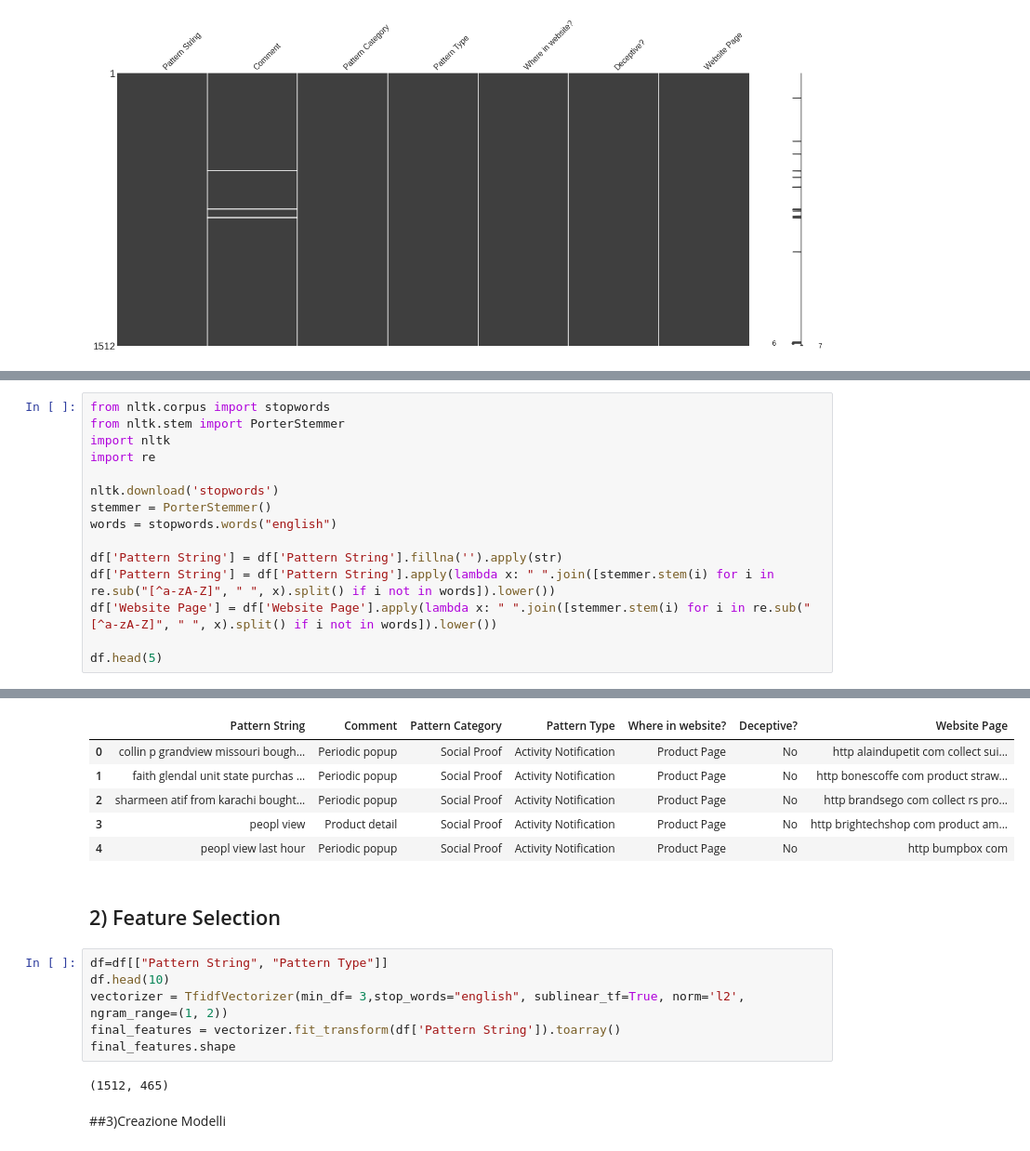
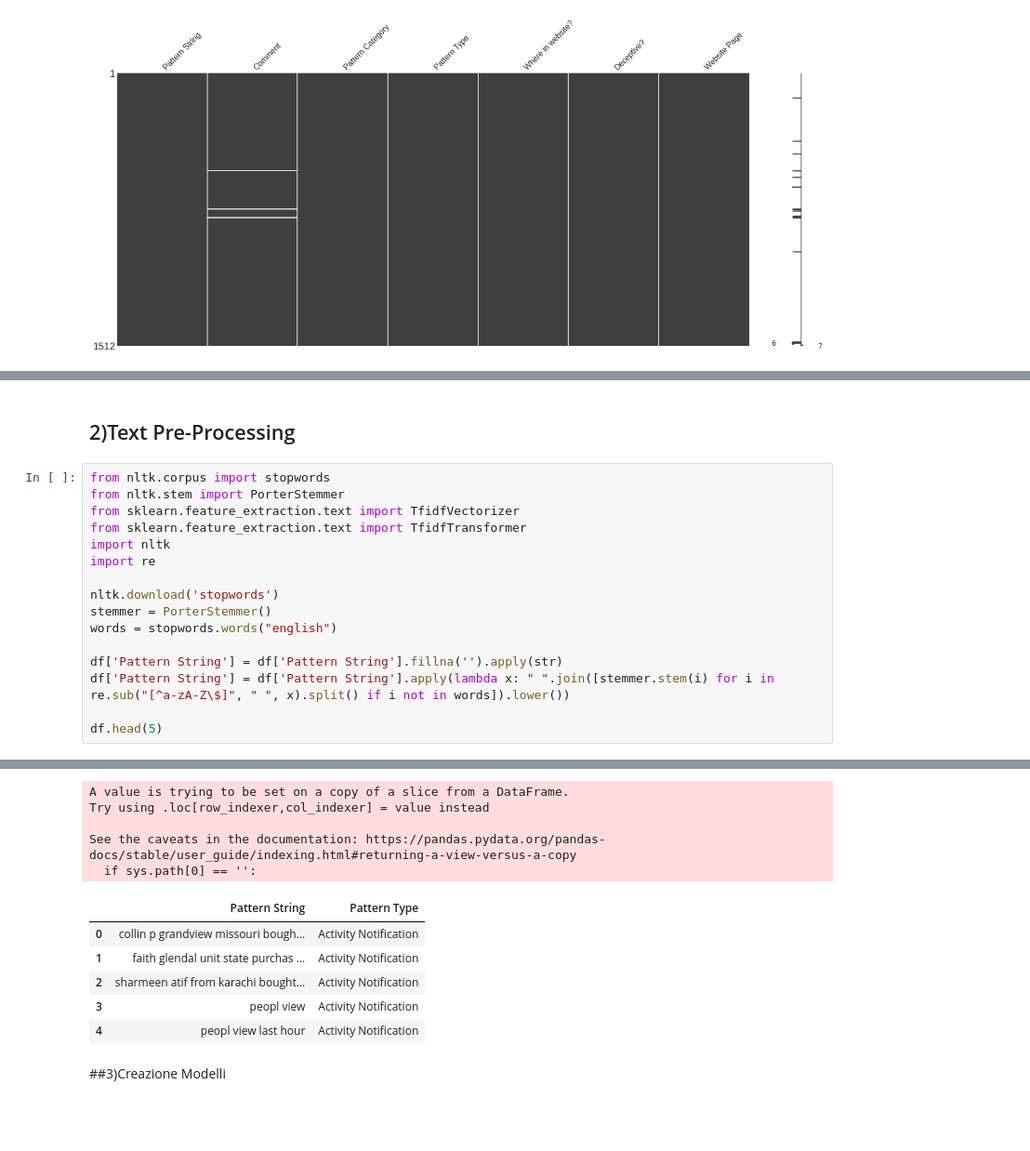
Before and after one commit to Everysimo/DarkPattern_Thesis, a Jupyter notebook: DarkPattern_Classifier.ipynb, the cells around one changed output, grey strips where cells are left out. Shown: that part at 93% size. Saved outputs shown, nothing was run; the diff lists cells and outputs as text; blank space fills up the shorter version.

```diff
--- a/DarkPattern_Classifier.ipynb
+++ b/DarkPattern_Classifier.ipynb
@@ -110,6 +121,10 @@ msno.matrix(df)
+# %% [markdown]
+## 2)Text Pre-Processing
 # %%
 from nltk.corpus import stopwords
 from nltk.stem import PorterStemmer
+from sklearn.feature_extraction.text import TfidfVectorizer
+from sklearn.feature_extraction.text import TfidfTransformer
 import nltk
 import re
 
@@ -118,8 +133,7 @@ stemmer = PorterStemmer()
 words = stopwords.words("english")
 
 df['Pattern String'] = df['Pattern String'].fillna('').apply(str)
-df['Pattern String'] = df['Pattern String'].apply(lambda x: " ".join([stemmer.stem(i) for i in re.sub("[^a-zA-Z]", " ", x).split() if i not in words]).lower())
-df['Website Page'] = df['Website Page'].apply(lambda x: " ".join([stemmer.stem(i) for i in re.sub("[^a-zA-Z]", " ", x).split() if i not in words]).lower())
+df['Pattern String'] = df['Pattern String'].apply(lambda x: " ".join([stemmer.stem(i) for i in re.sub("[^a-zA-Z\$]", " ", x).split() if i not in words]).lower())
 
 df.head(5)
 # %% [output]
@@ -128,19 +142,14 @@ df.head(5)
+A value is trying to be set on a copy of a slice from a DataFrame.
+Try using .loc[row_indexer,col_indexer] = value instead
+
+See the caveats in the documentation: https://pandas.pydata.org/pandas-docs/stable/user_guide/indexing.html#returning-a-view-versus-a-copy
+  if sys.path[0] == '':
-|  | Pattern String | Comment | Pattern Category | Pattern Type | Where in website? | Deceptive? | Website Page |
-| 0 | collin p grandview missouri bough... | Periodic popup | Social Proof | Activity Notification | Product Page | No | http alaindupetit com collect sui... |
-| 1 | faith glendal unit state purchas ... | Periodic popup | Social Proof | Activity Notification | Product Page | No | http bonescoffe com product straw... |
-| 2 | sharmeen atif from karachi bought... | Periodic popup | Social Proof | Activity Notification | Product Page | No | http brandsego com collect rs pro... |
-| 3 | peopl view | Product detail | Social Proof | Activity Notification | Product Page | No | http brightechshop com product am... |
-| 4 | peopl view last hour | Periodic popup | Social Proof | Activity Notification | Product Page | No | http bumpbox com |
+|  | Pattern String | Pattern Type |
+| 0 | collin p grandview missouri bough... | Activity Notification |
+| 1 | faith glendal unit state purchas ... | Activity Notification |
+| 2 | sharmeen atif from karachi bought... | Activity Notification |
+| 3 | peopl view | Activity Notification |
+| 4 | peopl view last hour | Activity Notification |
-# %% [markdown]
-## 2) Feature Selection
-# %%
-df=df[["Pattern String", "Pattern Type"]]
-df.head(10)
-vectorizer = TfidfVectorizer(min_df= 3,stop_words="english", sublinear_tf=True, norm='l2', ngram_range=(1, 2))
-final_features = vectorizer.fit_transform(df['Pattern String']).toarray()
-final_features.shape
-# %% [output]
-(1512, 465)
 # %% [markdown]
 ##3)Creazione Modelli
 # %% [markdown]
```
Also changed, not shown: parts of 13 cells of this notebook.
